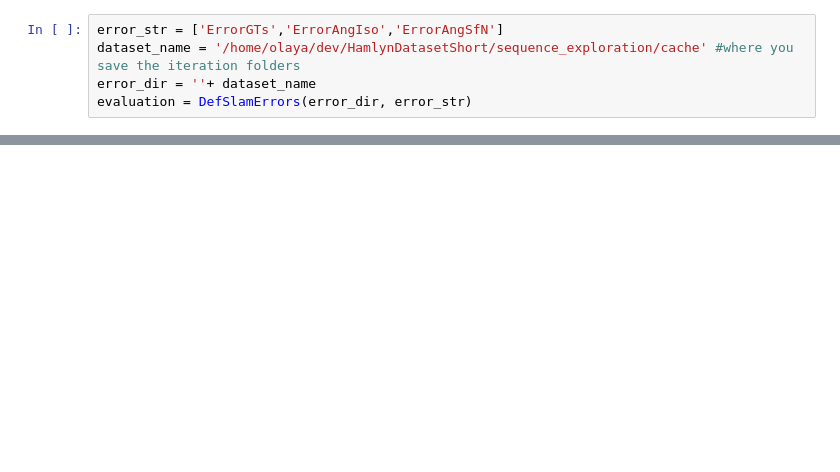
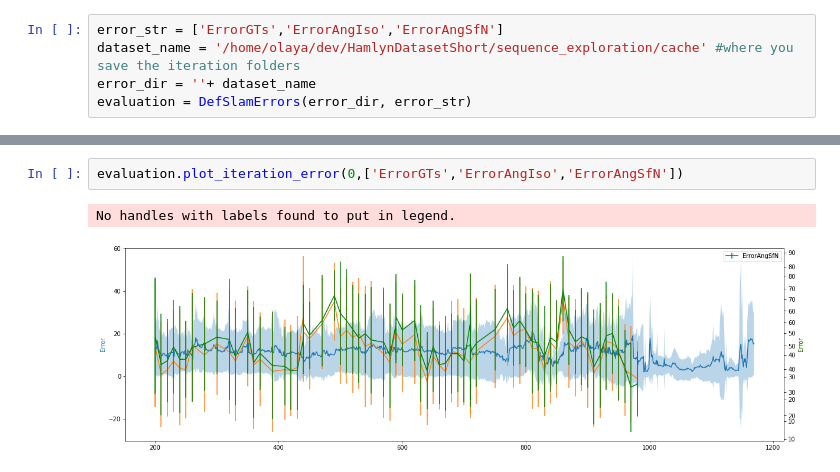
Before and after one commit to UZ-SLAMLab/DefSLAM, a Jupyter notebook: scripts/plotting.ipynb, the cells around one changed output, grey strips where cells are left out. Drawn from its saved outputs; the diff is of its cells as text; blank space fills up the shorter version.

```diff
--- a/scripts/plotting.ipynb
+++ b/scripts/plotting.ipynb
@@ -353,0 +337,5 @@ stdtot [ 53.08107076  63.84993983  50.20932103  63.45805825  49.3948541
+# %%
+evaluation.plot_iteration_error(0,['ErrorGTs','ErrorAngIso','ErrorAngSfN'])
+# %% [output]
+No handles with labels found to put in legend.
+[figure, added]
```
Also changed, not shown: parts of 17 cells of this notebook.
